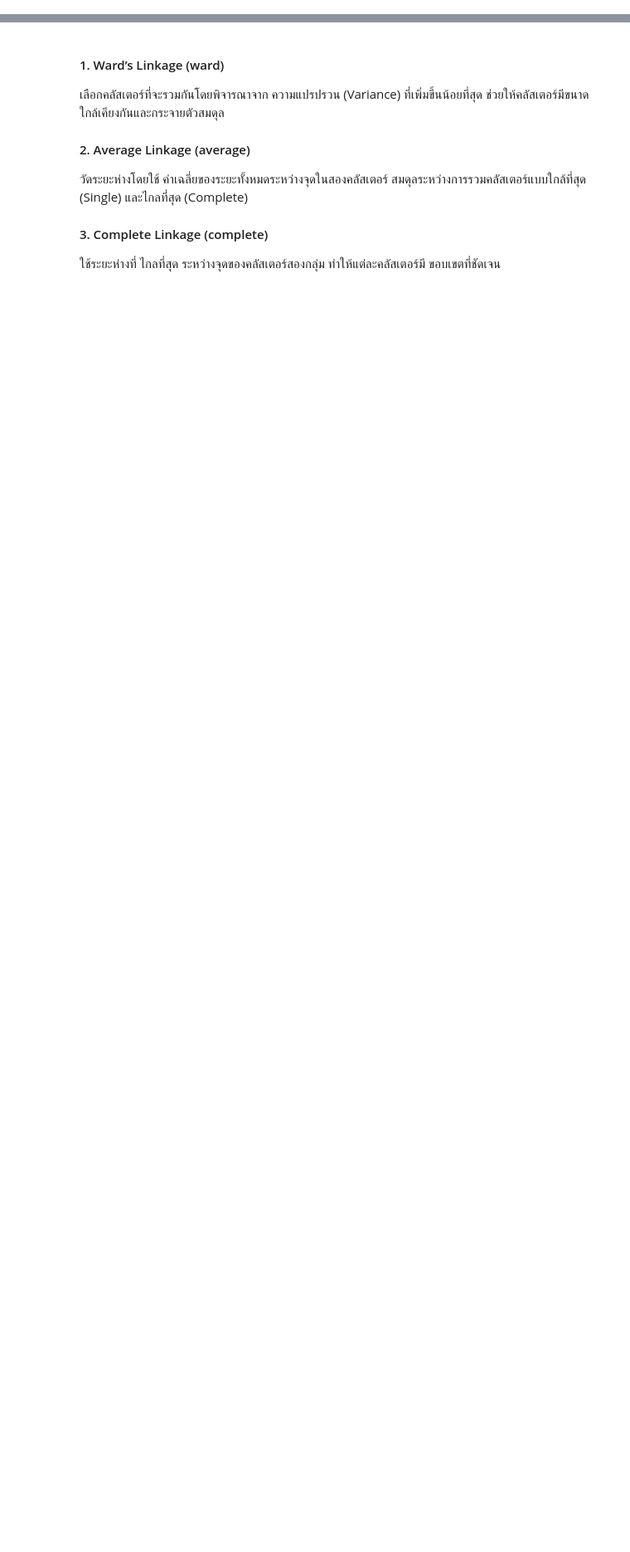
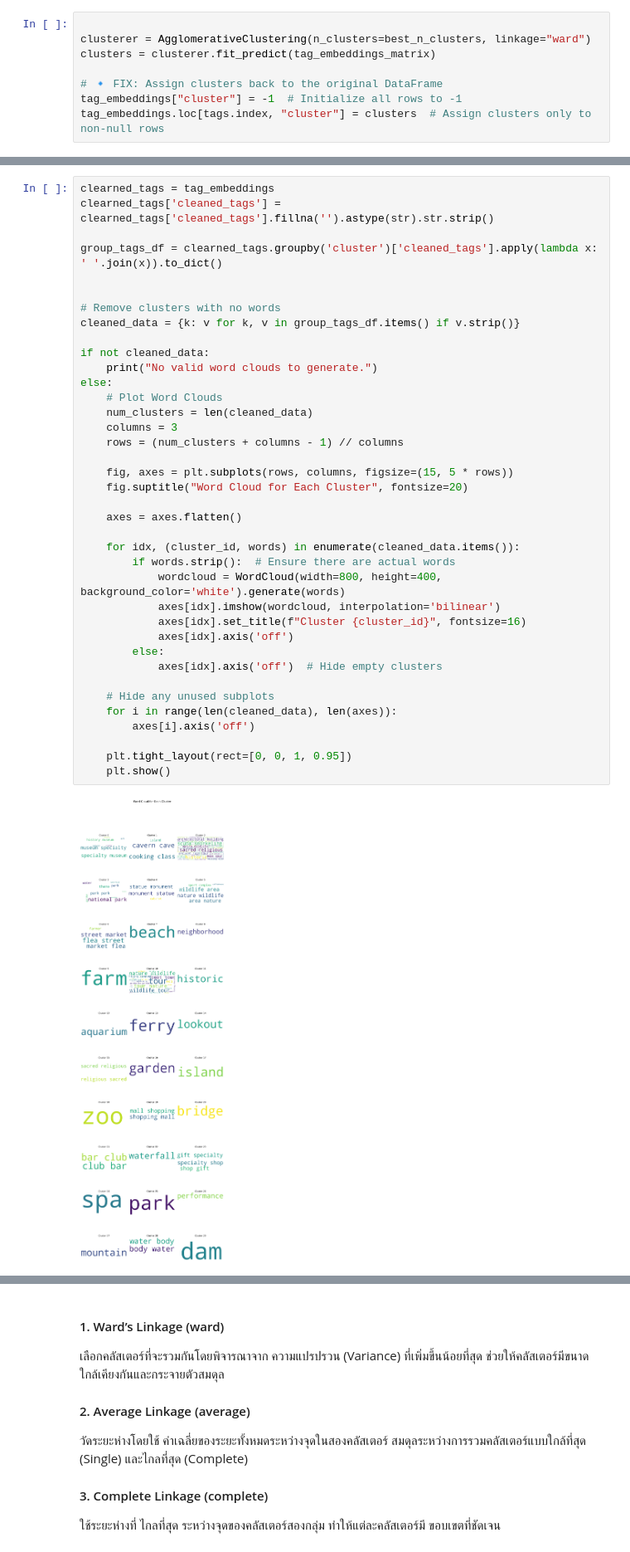
Before and after one commit to S09Z/IS_Project_Thailand_Tourism_Recommendation, a Jupyter notebook: app/frontend/clustering_experiment/expr_4-Word2Vec&TF-IDF_Hierarchical.ipynb, the cells around one changed output, grey strips where cells are left out. Shown at 83% size. Drawn from its saved outputs; the diff is of its cells as text; blank space fills up the shorter version.

```diff
--- a/app/frontend/clustering_experiment/expr_4-Word2Vec&TF-IDF_Hierarchical.ipynb
+++ b/app/frontend/clustering_experiment/expr_4-Word2Vec&TF-IDF_Hierarchical.ipynb
@@ -31,0 +139,8 @@ array([[ 2.91517749e-03, -1.21673872e-03, -3.96054471e-03, ...,
+# %%
+
+clusterer = AgglomerativeClustering(n_clusters=best_n_clusters, linkage="ward")
+clusters = clusterer.fit_predict(tag_embeddings_matrix)
+
+# 🔹 FIX: Assign clusters back to the original DataFrame
+tag_embeddings["cluster"] = -1  # Initialize all rows to -1
+tag_embeddings.loc[tags.index, "cluster"] = clusters  # Assign clusters only to non-null rows
@@ -31,0 +163,40 @@ array([[ 2.91517749e-03, -1.21673872e-03, -3.96054471e-03, ...,
+# %%
+clearned_tags = tag_embeddings
+clearned_tags['cleaned_tags'] = clearned_tags['cleaned_tags'].fillna('').astype(str).str.strip()
+
+group_tags_df = clearned_tags.groupby('cluster')['cleaned_tags'].apply(lambda x: ' '.join(x)).to_dict()
+
+
+# Remove clusters with no words
+cleaned_data = {k: v for k, v in group_tags_df.items() if v.strip()}
+
+if not cleaned_data:
+    print("No valid word clouds to generate.")
+else:
+    # Plot Word Clouds
+    num_clusters = len(cleaned_data)
+    columns = 3
+    rows = (num_clusters + columns - 1) // columns
+
+    fig, axes = plt.subplots(rows, columns, figsize=(15, 5 * rows))
+    fig.suptitle("Word Cloud for Each Cluster", fontsize=20)
+
+    axes = axes.flatten()
+
+    for idx, (cluster_id, words) in enumerate(cleaned_data.items()):
+        if words.strip():  # Ensure there are actual words
+            wordcloud = WordCloud(width=800, height=400, background_color='white').generate(words)
+            axes[idx].imshow(wordcloud, interpolation='bilinear')
+            axes[idx].set_title(f"Cluster {cluster_id}", fontsize=16)
+            axes[idx].axis('off')
+        else:
+            axes[idx].axis('off')  # Hide empty clusters
+
+    # Hide any unused subplots
+    for i in range(len(cleaned_data), len(axes)):
+        axes[i].axis('off')
+
+    plt.tight_layout(rect=[0, 0, 1, 0.95])
+    plt.show()
+# %% [output]
+[figure, added]
```
Also changed, not shown: parts of 18 cells of this notebook, 9 other files.
